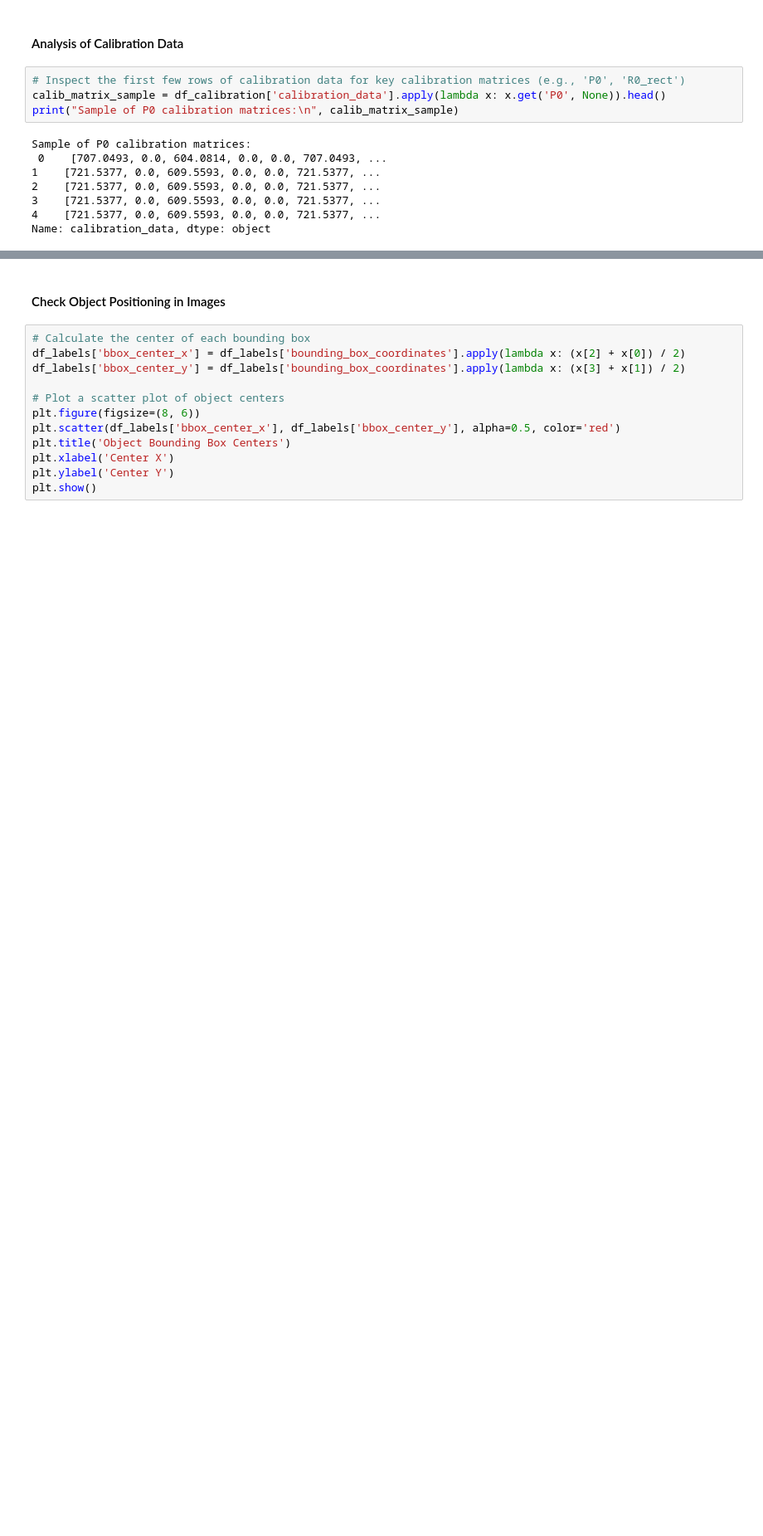
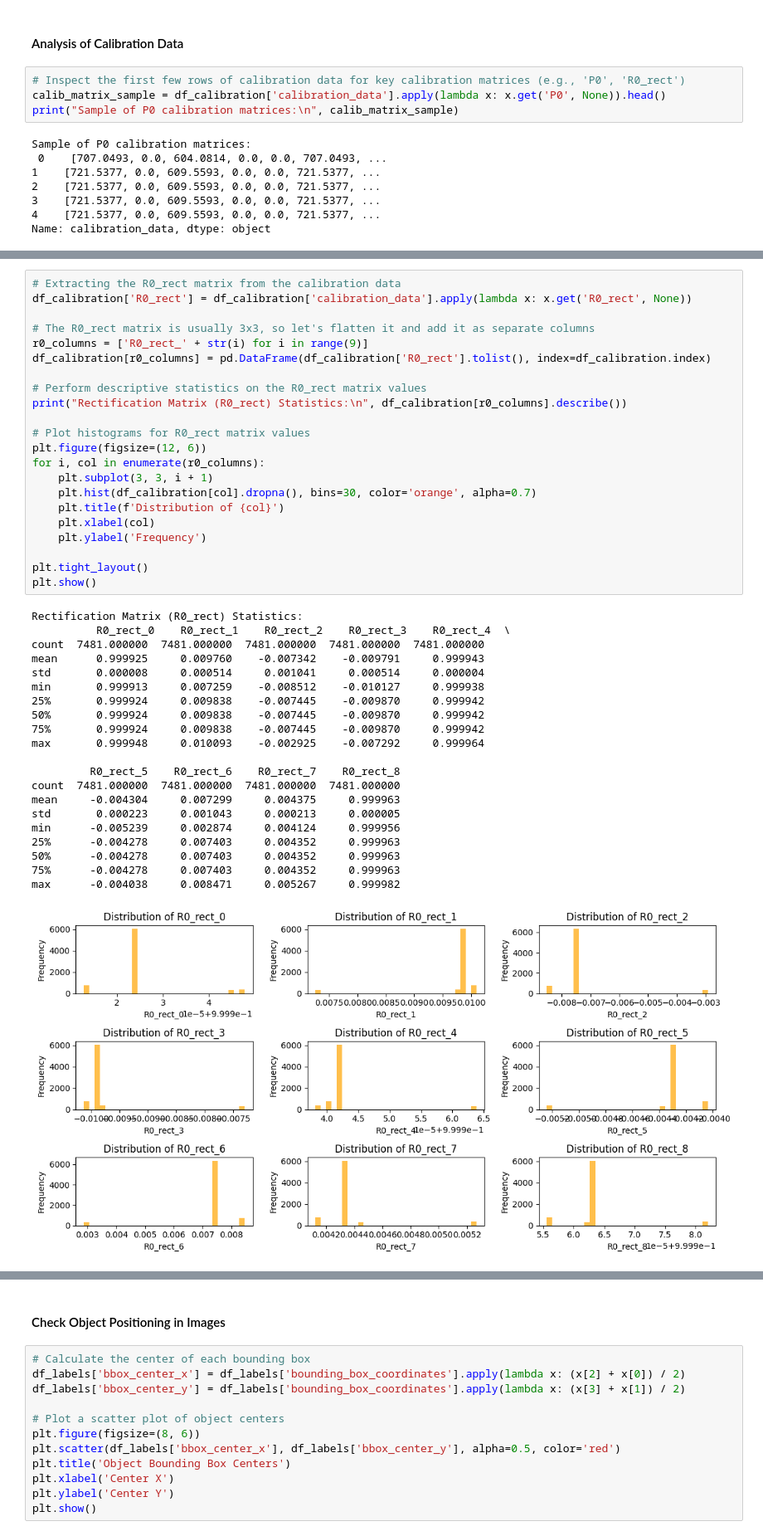
Before and after one commit to osvaldosun97/RobotShuttle, a Jupyter notebook: EDA-KITTI.ipynb, the cells around one changed output, grey strips where cells are left out. Shown at 83% size. Cells and saved outputs as stored; diff of their text form; blank space fills up the shorter version.

```diff
--- a/EDA-KITTI.ipynb
+++ b/EDA-KITTI.ipynb
@@ -291,0 +398,44 @@ Name: calibration_data, dtype: object
+# %%
+# Extracting the R0_rect matrix from the calibration data
+df_calibration['R0_rect'] = df_calibration['calibration_data'].apply(lambda x: x.get('R0_rect', None))
+
+# The R0_rect matrix is usually 3x3, so let's flatten it and add it as separate columns
+r0_columns = ['R0_rect_' + str(i) for i in range(9)]
+df_calibration[r0_columns] = pd.DataFrame(df_calibration['R0_rect'].tolist(), index=df_calibration.index)
+
+# Perform descriptive statistics on the R0_rect matrix values
+print("Rectification Matrix (R0_rect) Statistics:\n", df_calibration[r0_columns].describe())
+
+# Plot histograms for R0_rect matrix values
+plt.figure(figsize=(12, 6))
+for i, col in enumerate(r0_columns):
+    plt.subplot(3, 3, i + 1)
+    plt.hist(df_calibration[col].dropna(), bins=30, color='orange', alpha=0.7)
+    plt.title(f'Distribution of {col}')
+    plt.xlabel(col)
+    plt.ylabel('Frequency')
+
+plt.tight_layout()
+plt.show()
+# %% [output]
+Rectification Matrix (R0_rect) Statistics:
+          R0_rect_0    R0_rect_1    R0_rect_2    R0_rect_3    R0_rect_4  \
+count  7481.000000  7481.000000  7481.000000  7481.000000  7481.000000
+mean      0.999925     0.009760    -0.007342    -0.009791     0.999943
+std       0.000008     0.000514     0.001041     0.000514     0.000004
+min       0.999913     0.007259    -0.008512    -0.010127     0.999938
+25%       0.999924     0.009838    -0.007445    -0.009870     0.999942
+50%       0.999924     0.009838    -0.007445    -0.009870     0.999942
+75%       0.999924     0.009838    -0.007445    -0.009870     0.999942
+max       0.999948     0.010093    -0.002925    -0.007292     0.999964
+
+         R0_rect_5    R0_rect_6    R0_rect_7    R0_rect_8
+count  7481.000000  7481.000000  7481.000000  7481.000000
+mean     -0.004304     0.007299     0.004375     0.999963
+std       0.000223     0.001043     0.000213     0.000005
+min      -0.005239     0.002874     0.004124     0.999956
+25%      -0.004278     0.007403     0.004352     0.999963
+50%      -0.004278     0.007403     0.004352     0.999963
+75%      -0.004278     0.007403     0.004352     0.999963
+max      -0.004038     0.008471     0.005267     0.999982
+[figure, added]
```
Also changed, not shown: parts of 4 cells of this notebook.
